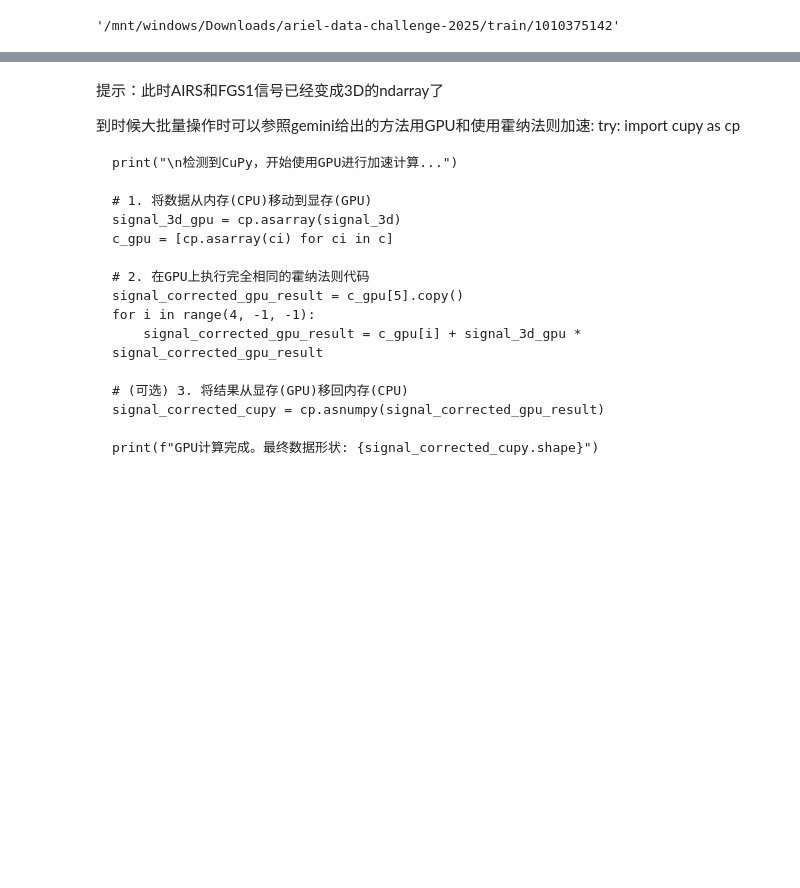
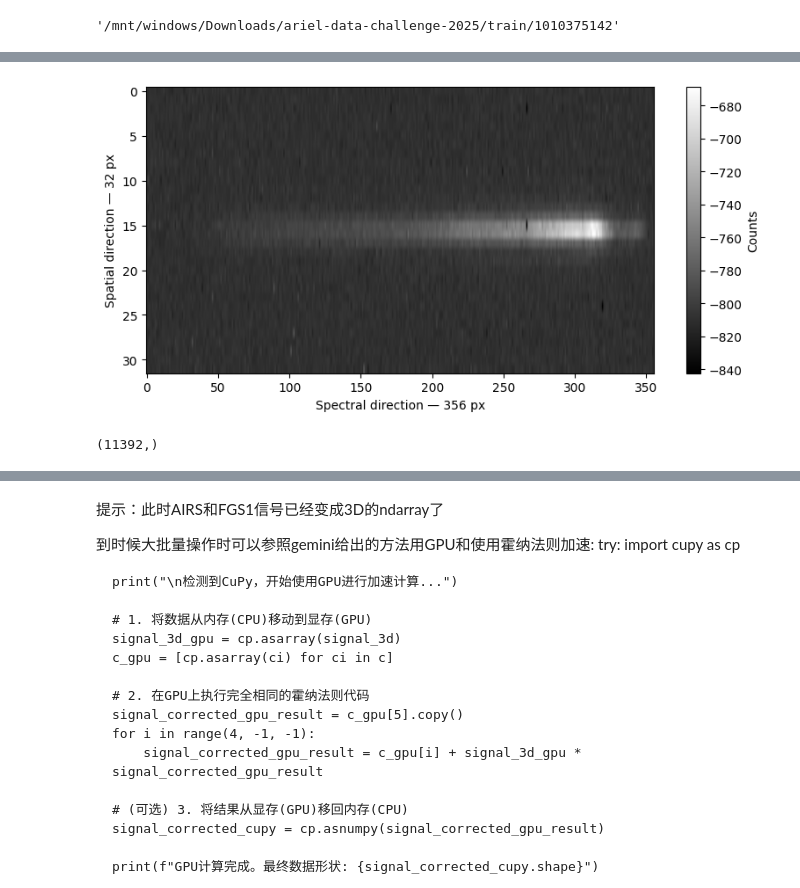
Before and after one commit to itachi114514/kaggle-ariel, a Jupyter notebook: example_check.ipynb, the cells around one changed output, grey strips where cells are left out. Saved outputs shown, nothing was run; the diff lists cells and outputs as text; code cells hidden in the pictures; blank space fills up the shorter version.

```diff
--- a/example_check.ipynb
+++ b/example_check.ipynb
@@ -43,6 +42,10 @@ FGS1_offset,FGS1_gain,AIRS_offset,AIRS_gain = adc_info.iloc[0,0], adc_info.iloc[
 df_AIRS_analog_signal_ex = df_AIRS_raw_signal_ex * AIRS_gain + AIRS_offset
 df_FGS1_analog_signal_ex = df_FGS1_raw_signal_ex * FGS1_gain + FGS1_offset
 #print("Analog signal of AIRS and FGS1:\n", df_AIRS_analog_signal_ex,"\n", df_FGS1_analog_signal_ex)
+# %%
+show_figure(df_AIRS_analog_signal_ex.iloc[0].to_numpy().reshape(32, 356))
+# %% [output]
+[figure, added]
 # %%
 airs_calibration_path = os.path.join(example, "AIRS-CH0_calibration_0")
 fgs1_calibration_path = os.path.join(example, "FGS1_calibration_0")
@@ -58,3 +61,7 @@ fgs1_dark_path = os.path.join(fgs1_calibration_path, "dark.parquet")
 df_FGS1_dark_ex = pd.read_parquet(fgs1_dark_path)
 df_FGS1_dark_ex = df_FGS1_dark_ex.values.flatten()
 df_FGS1_signal_ex = df_FGS1_analog_signal_ex - df_FGS1_dark_ex
+# %%
+df_AIRS_dark_ex.shape
+# %% [output]
+(11392,)
```
Also changed, not shown: parts of 19 cells of this notebook, 1 other file.
